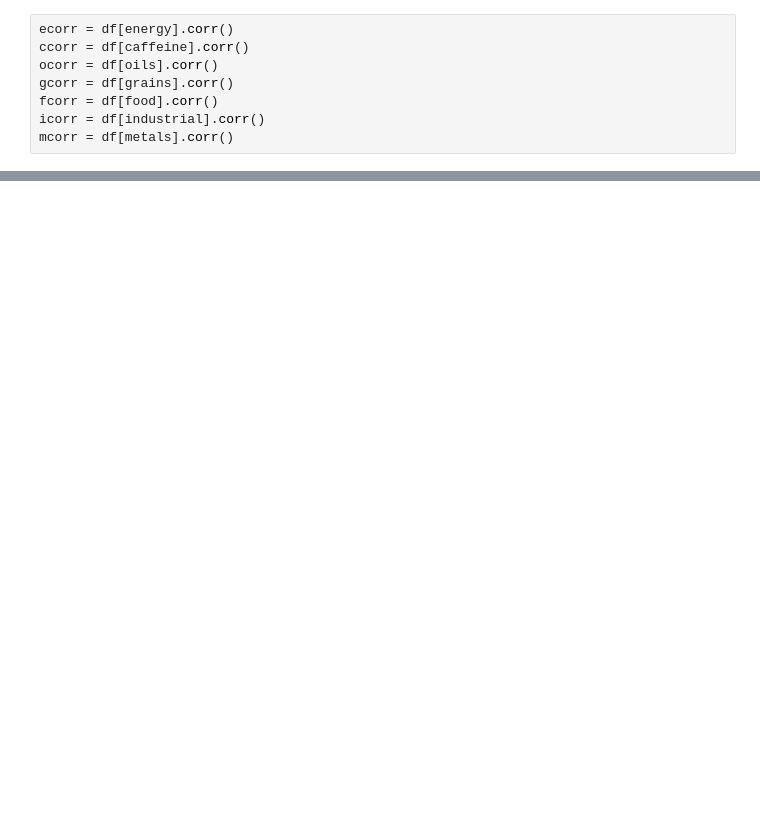
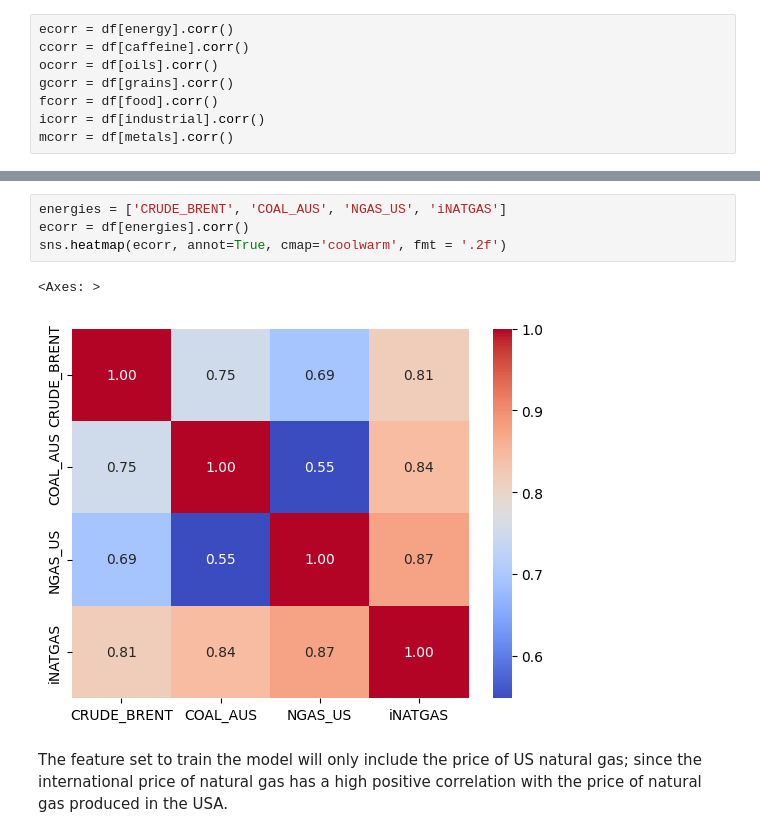
Before and after one commit to benbesthof/GoldenModel, a Jupyter notebook: COMSEDA.ipynb, the cells around one changed output, grey strips where cells are left out. Cells and saved outputs as stored; diff of their text form; blank space fills up the shorter version.

```diff
--- a/COMSEDA.ipynb
+++ b/COMSEDA.ipynb
@@ -199,0 +239,9 @@ df1.head()
+# %%
+energies = ['CRUDE_BRENT', 'COAL_AUS', 'NGAS_US', 'iNATGAS']
+ecorr = df[energies].corr()
+sns.heatmap(ecorr, annot=True, cmap='coolwarm', fmt = '.2f')
+# %% [output]
+<Axes: >
+[figure, added]
+# %% [markdown]
+The feature set to train the model will only include the price of US natural gas; since the international price of natural gas has a high positive correlation with the price of natural gas produced in the USA.
```
Also changed, not shown: parts of 33 cells of this notebook, 1 other file.
